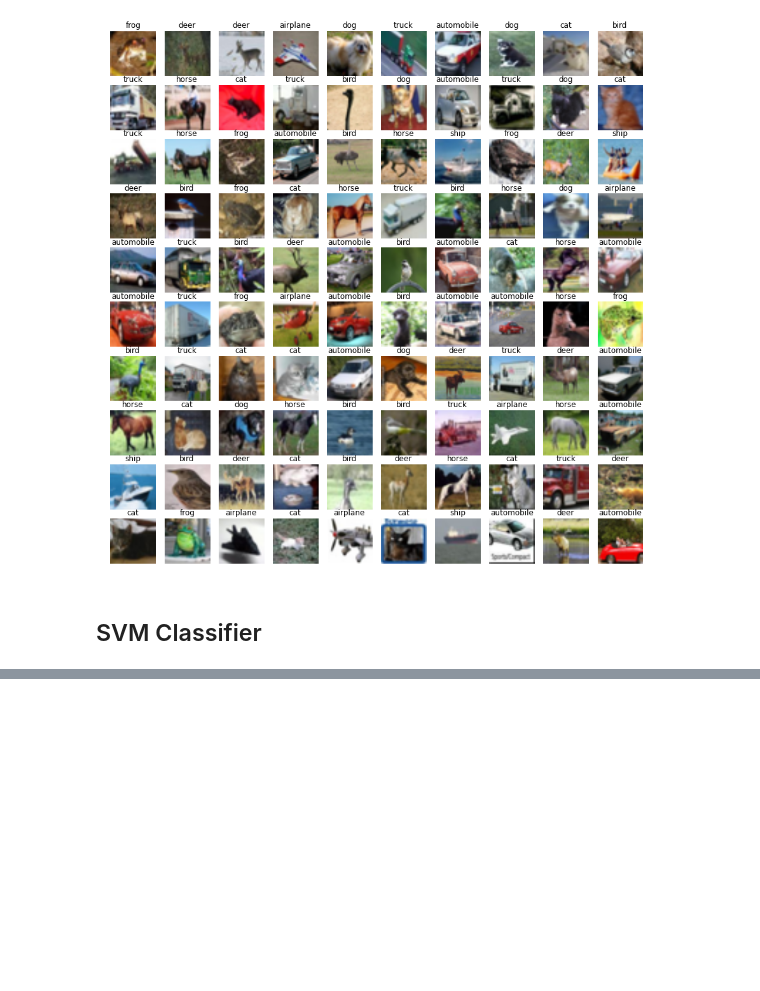
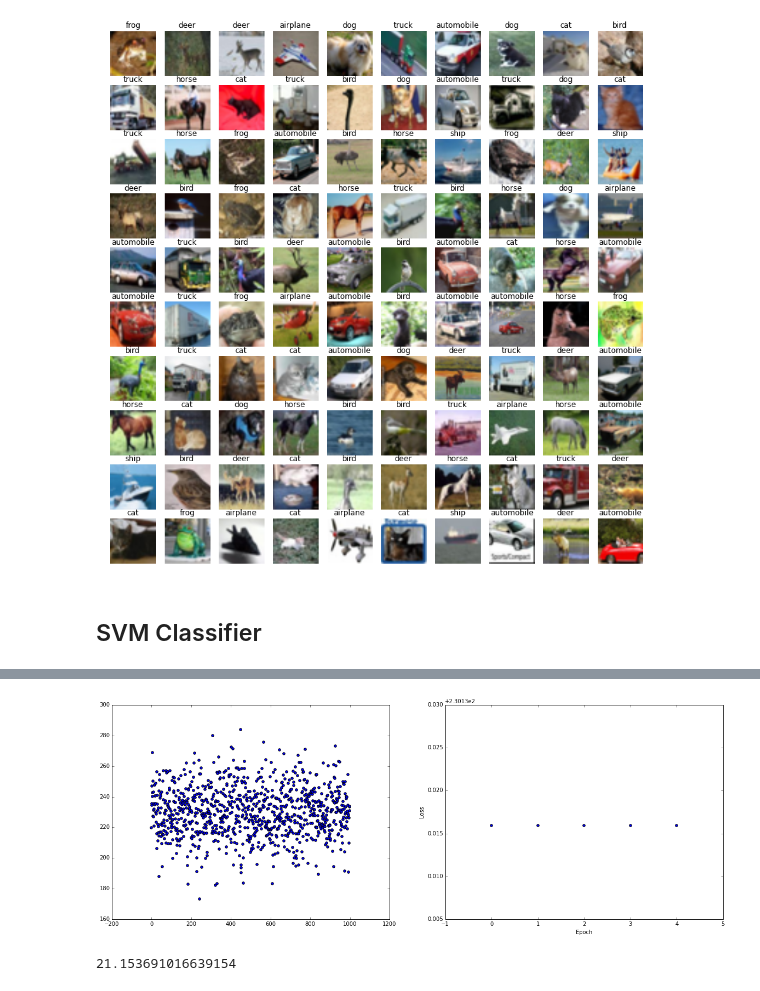
Before and after one commit to stormy-ua/MachineLearning, a Jupyter notebook: CIFAR-10/CIFAR-10 - Linear Classification.ipynb, the cells around one changed output, grey strips where cells are left out. Saved outputs shown, nothing was run; the diff lists cells and outputs as text; code cells hidden in the pictures; blank space fills up the shorter version.

```diff
--- a/CIFAR-10/CIFAR-10 - Linear Classification.ipynb
+++ b/CIFAR-10/CIFAR-10 - Linear Classification.ipynb
@@ -155,3 +205,20 @@ plt.ylabel('Loss')
+# %%
+fig, ax = plt.subplots(nrows=1, ncols=2)
+ax[0].scatter(np.arange(0, len(svm.batchLosses)), svm.batchLosses)
+plt.xlabel('Batch Epoch')
+plt.ylabel('Batch Loss')
+
+ax[1].scatter(np.arange(0, len(svm.losses)), svm.losses)
+plt.xlabel('Epoch')
+plt.ylabel('Loss')
+
+fig.set_size_inches((20, 7))
+# %% [output]
+[figure, added]
+# %%
+svm.losses[-1]
+# %% [output]
+21.153691016639154
 # %%
 np.sum(svm.predict(trainX) == trainY)/len(trainX)
 # %% [output]
```
Also changed, not shown: parts of 18 cells of this notebook.
